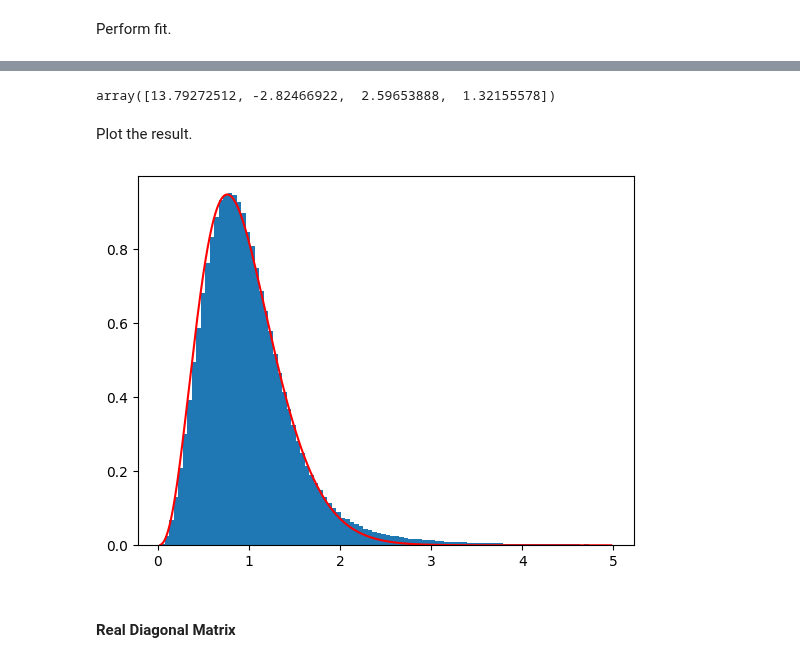
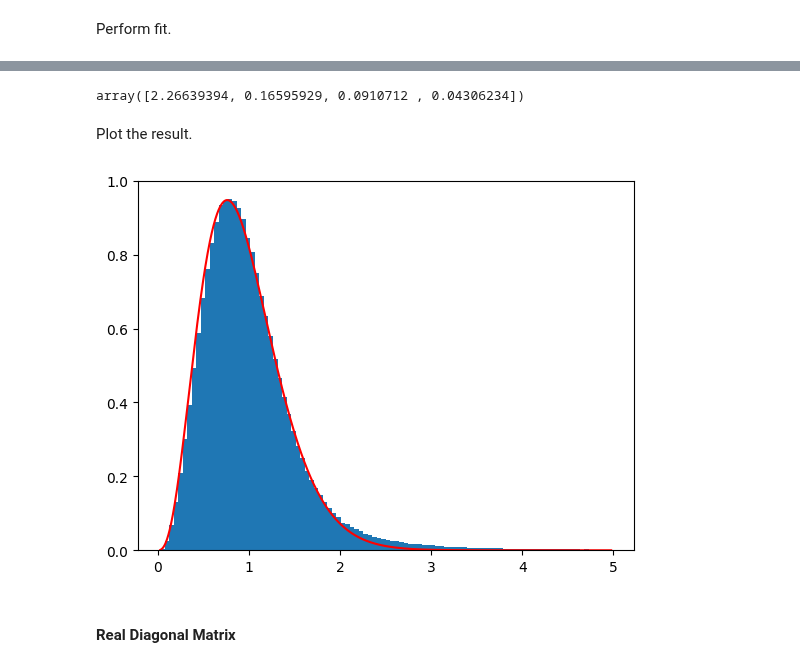
Before and after one commit to jchryssanthacopoulos/quantum_information, a Jupyter notebook: assignment_3/src/exercise_3.ipynb, the cells around one changed output, grey strips where cells are left out. Cells and saved outputs as stored; diff of their text form; code cells hidden in the pictures.

Commit message:
Update exercise 3 figures

```diff
--- a/assignment_3/src/exercise_3.ipynb
+++ b/assignment_3/src/exercise_3.ipynb
@@ -57,7 +59,8 @@ popt, pcov = curve_fit(func, bin_centers, norm_count)
-# %%
-popt
-# %% [output]
-array([13.79272512, -2.82466922,  2.59653888,  1.32155578])
+# %%
+perr = np.sqrt(np.diag(pcov))
+perr
+# %% [output]
+array([2.26639394, 0.16595929, 0.0910712 , 0.04306234])
 # %%
 num_pts_interp = 1000
 s_interp = np.linspace(bin_centers[0], bin_centers[-1], num_pts_interp)
@@ -66,9 +69,11 @@ y_fit = [func(s, *popt) for s in s_interp]
 Plot the result.
 # %%
 plt.hist(bin_centers, bins=len(norm_count), weights=norm_count)
-plt.plot(s_interp, y_fit, 'r');
+plt.plot(s_interp, y_fit, 'r')
+plt.ylim([0, 1])
+plt.savefig("../plots/eigenvalue_spacings_dist_hermitian.pdf", format="pdf", bbox_inches="tight");
 # %% [output]
-[figure, old version]
+[figure, new version]
 # %% [markdown]
 #### Real Diagonal Matrix
 # %%
```
Also changed, not shown: parts of 10 cells of this notebook, 2 other files.
